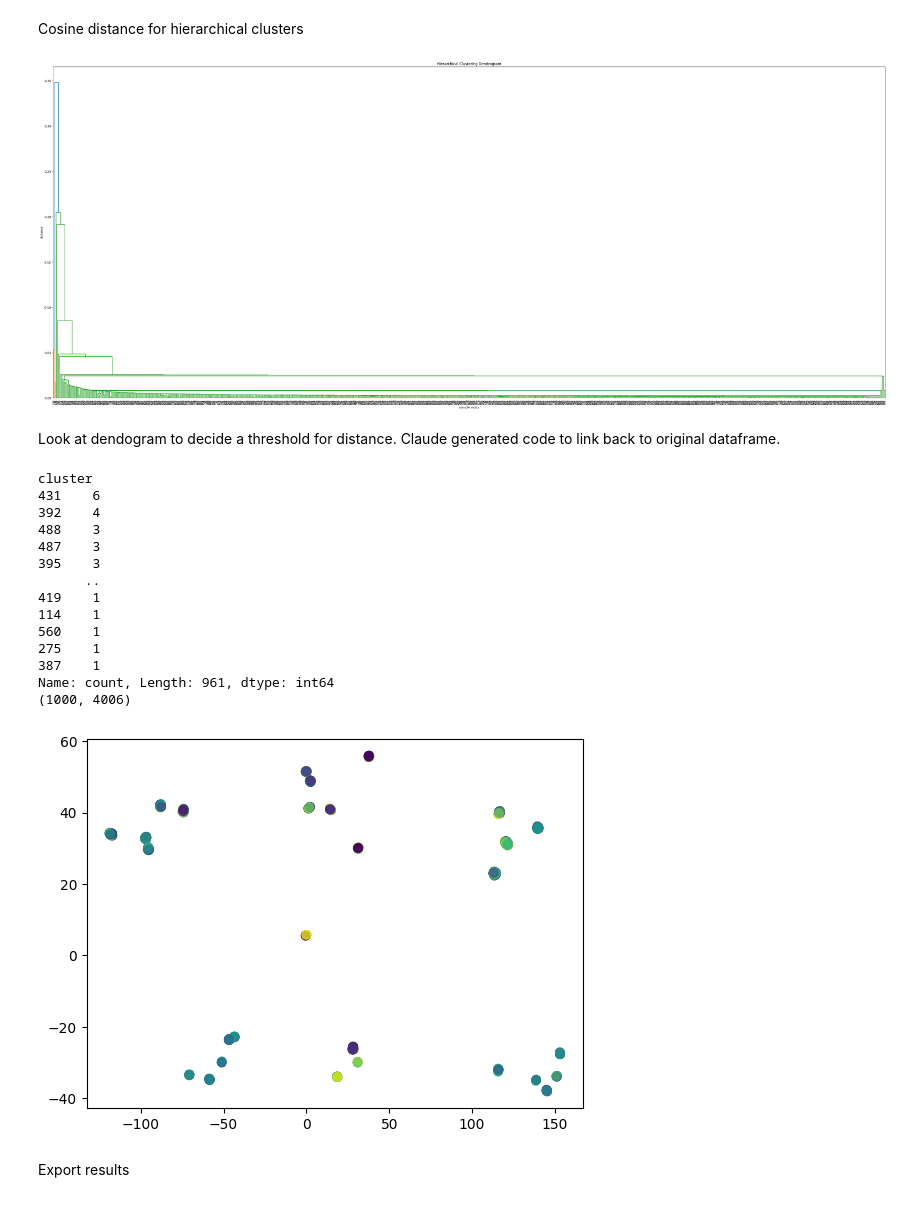
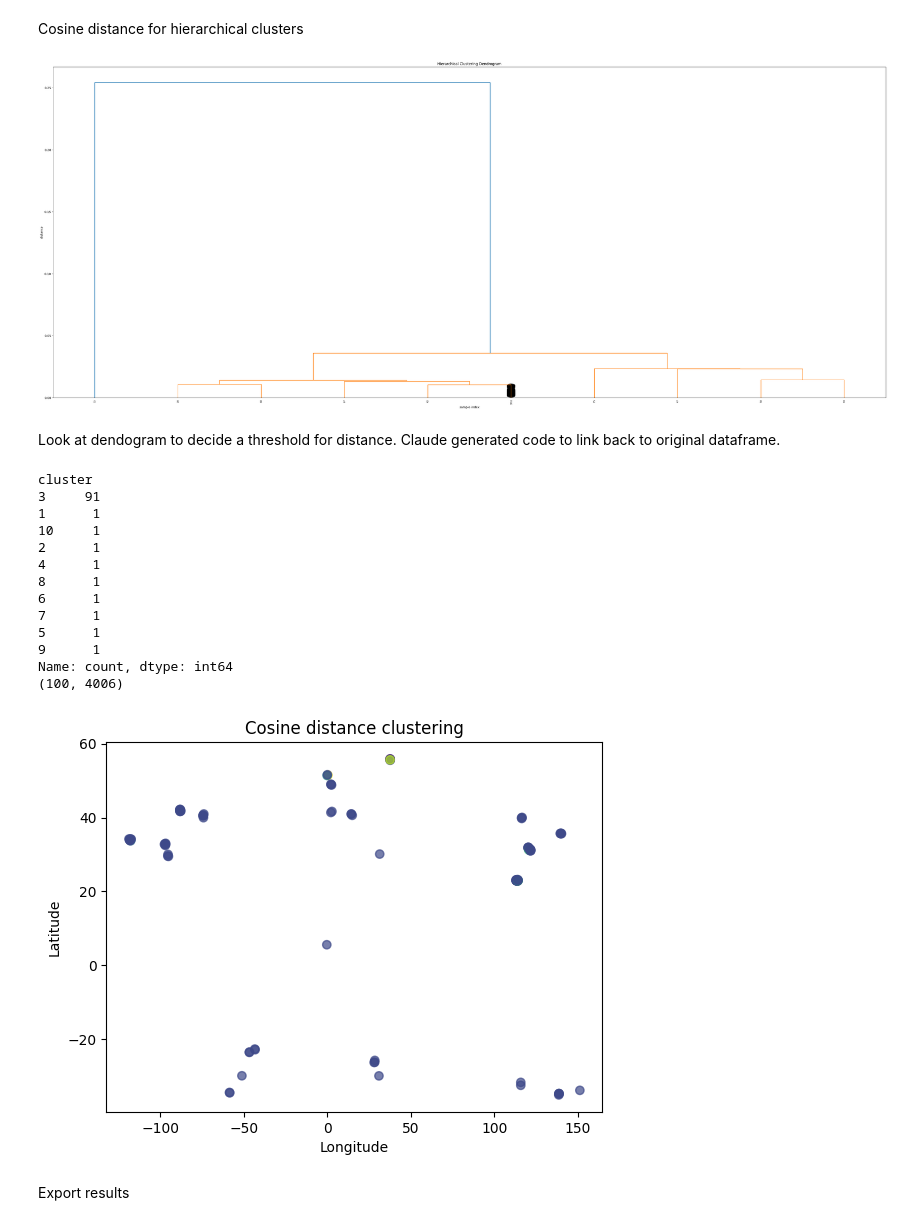
Before and after one commit to CU-ESIIL/Summit_group_2026_12, a Jupyter notebook: workflows/code/cluster_process.ipynb, the cells around one changed output. Cells and saved outputs as stored; diff of their text form; code cells hidden in the pictures.

Commit message:
final version of clustering

```diff
--- a/workflows/code/cluster_process.ipynb
+++ b/workflows/code/cluster_process.ipynb
@@ -11,8 +14,11 @@ import random
 from scipy.cluster.vq import kmeans, whiten, vq
 from scipy.cluster.hierarchy import linkage, fcluster, dendrogram
 from matplotlib import pyplot as plt
+from scipy.spatial import cKDTree
 
 seed = 42
+random.seed = seed
+subset = 100
 # %% [markdown]
 We read all the MOSAIK features and concatenate into one big dataframe
 # %%
@@ -54,7 +59,7 @@ mosaik_features.shape
 # %% [output]
 (84261, 4005)
 # %%
-mosaik_features = mosaik_features.iloc[random.sample(range(1, len(mosaik_features)), 1000)]
+mosaik_features = mosaik_features.iloc[random.sample(range(1, len(mosaik_features)), subset)]
 
 #mosaik_features = mosaik_features.groupby('continent').apply(lambda x: x.sample(subset,random_state=seed))
 # %% [markdown]
@@ -126,16 +131,19 @@ dendrogram(
     z,
     leaf_rotation=90.,  # rotates the x axis labels
     leaf_font_size=8.,  # font size for the x axis labels
+    truncate_mode='lastp',  # show only the last p merged clusters
+    p=10,                   # adjust this number to taste
+    show_contracted=True,   # shows a triangle for contracted branches
 )
 plt.show()
 # %% [output]
-[figure, old version]
+[figure, new version]
 # %% [markdown]
 Look at dendogram to decide a threshold for distance. Claude generated code to link back to original dataframe.
 # %%
 # or you can use max cluster to pick the biggest ones
-#labels = fcluster(z, t=100, criterion='maxclust')
-labels = fcluster(z, t=0.001, criterion='distance')
+labels = fcluster(z, t=10, criterion='maxclust')
+#labels = fcluster(z, t=0.1, criterion='distance')
 
 # --- 2. Build a labeled Series using the cleaned data's index ---
 cluster_series = pd.Series(labels, index=data_clean.index, name='cluster')
@@ -148,24 +156,26 @@ print(mosaik_cluster_labeled['cluster'].value_counts(dropna=False))
 print(mosaik_cluster_labeled.shape)
 # %% [output]
 cluster
-431    6
-392    4
-488    3
-487    3
-395    3
-      ..
-419    1
-114    1
-560    1
-275    1
-387    1
-Name: count, Length: 961, dtype: int64
-(1000, 4006)
+3     91
+1      1
+10     1
+2      1
+4      1
+8      1
+6      1
+7      1
+5      1
+9      1
+Name: count, dtype: int64
+(100, 4006)
 # %%
 plt.scatter(mosaik_cluster_labeled['lon'], mosaik_cluster_labeled['lat'], c=mosaik_cluster_labeled['cluster'], alpha=0.7)
+plt.title("Cosine distance clustering")
+plt.xlabel("Longitude")
+plt.ylabel("Latitude")
 plt.show()
 # %% [output]
-[figure, old version]
+[figure, new version]
 # %% [markdown]
 Export results
 # %%
```
Also changed, not shown: parts of 24 cells of this notebook.
